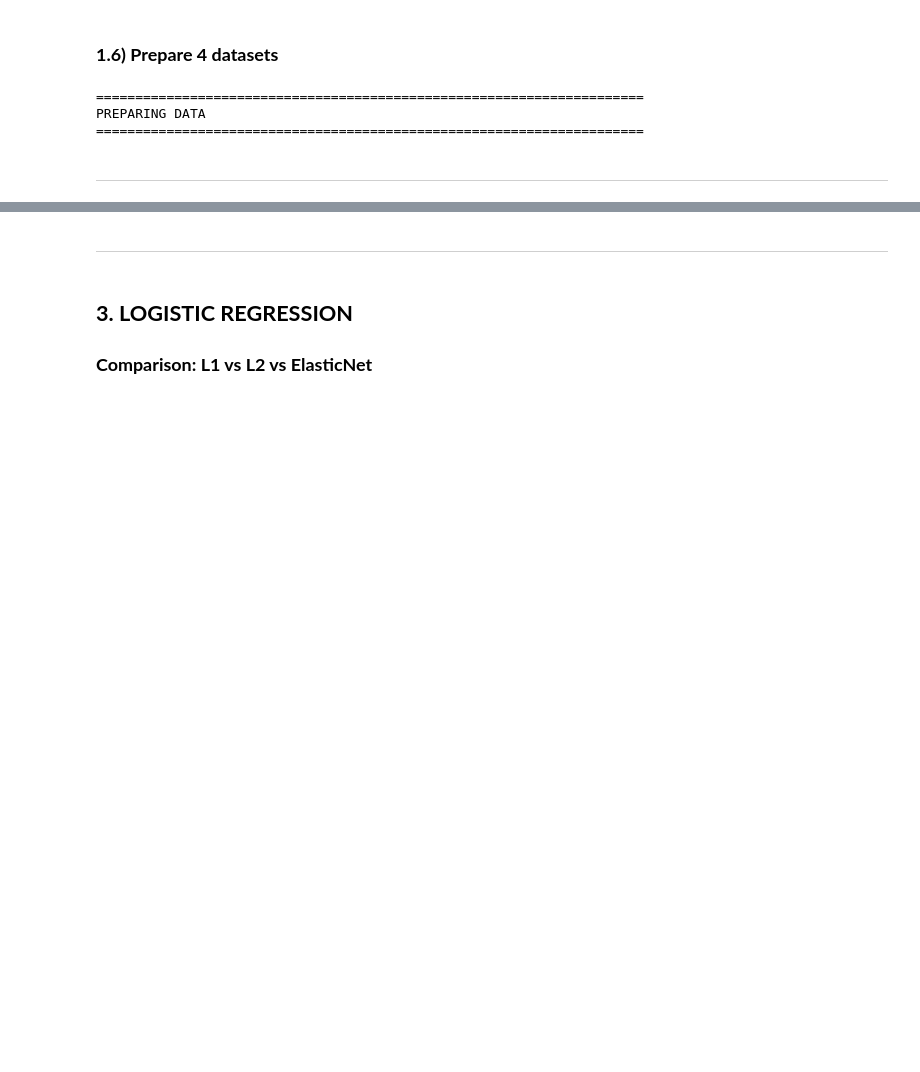
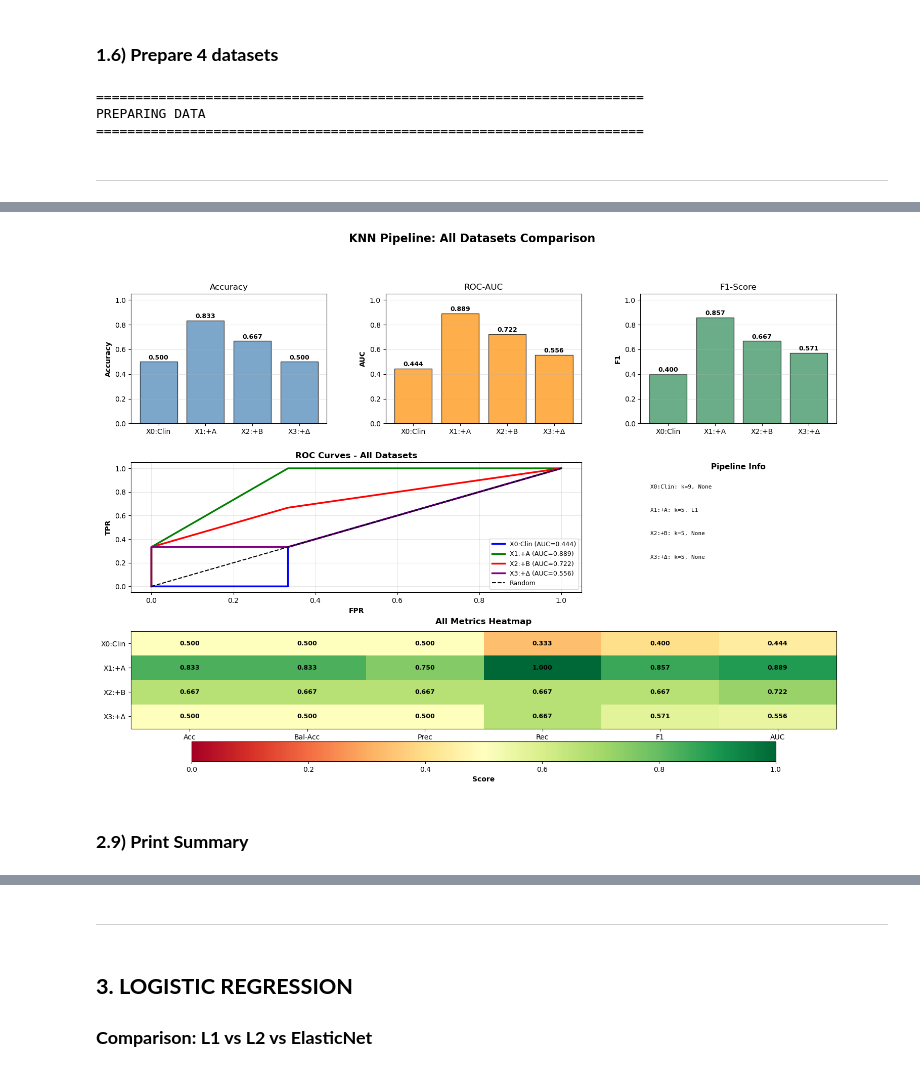
Before and after one commit to aliakhlaghiii/integromics, a Jupyter notebook: zahra/analysis_ML_z.ipynb, the cells around one changed output, grey strips where cells are left out. Saved outputs shown, nothing was run; the diff lists cells and outputs as text; code cells hidden in the pictures; blank space fills up the shorter version.

```diff
--- a/zahra/analysis_ML_z.ipynb
+++ b/zahra/analysis_ML_z.ipynb
@@ -1670,0 +1361,6 @@ Test Balanced Acc: 0.667
+# %%
+plot_comparison_pipeline(all_results)
+# %% [output]
+[figure, added]
+# %% [markdown]
+### **2.9) Print Summary**
```
Also changed, not shown: parts of 38 cells of this notebook.
